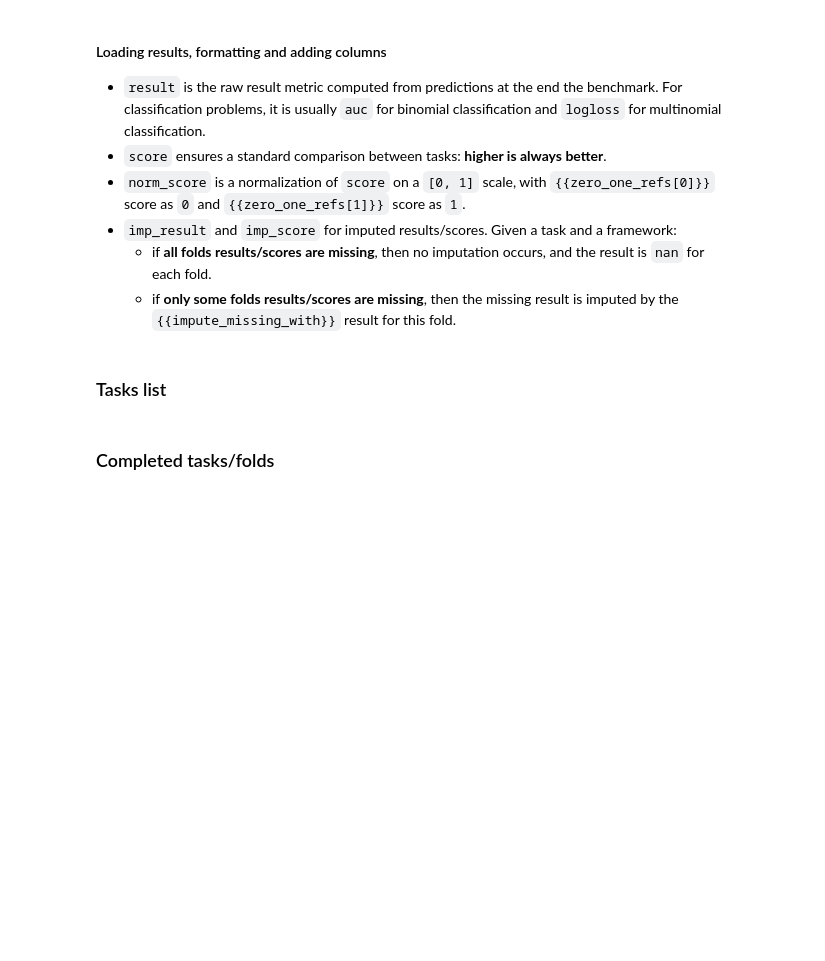
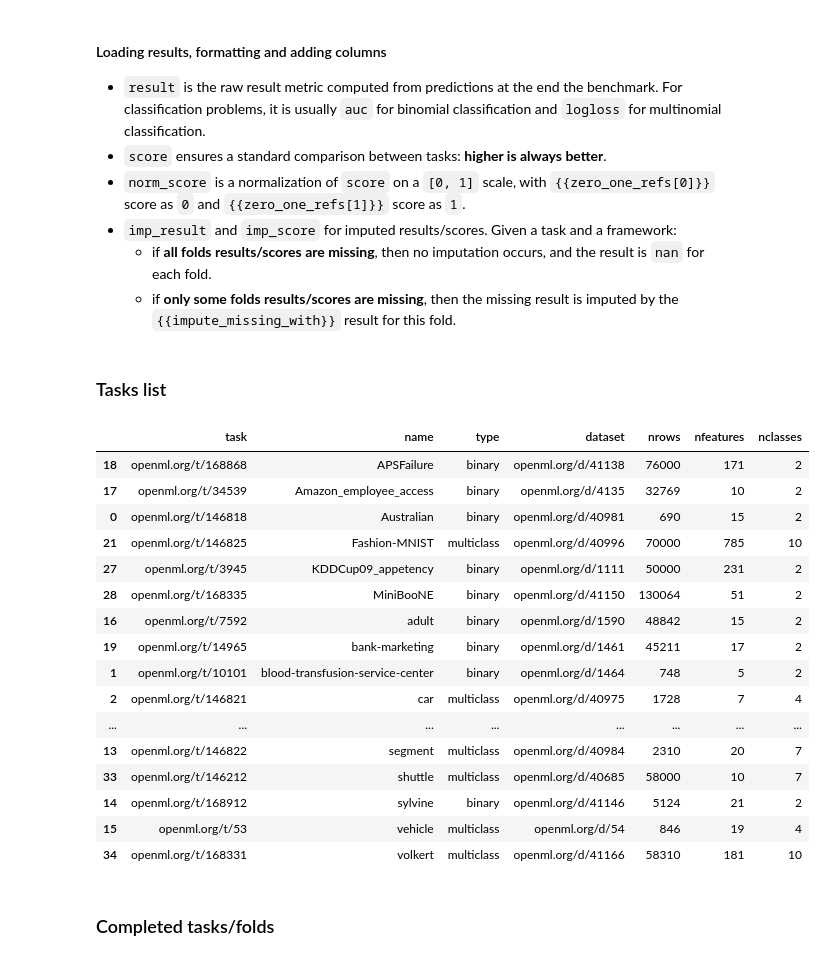
Before and after one commit to openml/automlbenchmark, a Jupyter notebook: reports/reports.ipynb, the cells around one changed output. Cells and saved outputs as stored; diff of their text form; code cells hidden in the pictures; blank space fills up the shorter version.

```diff
--- a/reports/reports.ipynb
+++ b/reports/reports.ipynb
@@ -198,11 +198,12 @@ def load_dataset_metadata(results):
     return metadata
 
 
-def save_metadata(metadata, filename='metadata.csv'):
+def render_metadata(metadata, filename='metadata.csv'):
     df = pd.DataFrame([m.__dict__ for m in metadata.values()],
                       columns=['task', 'name', 'type', 'dataset', 'nrows', 'nfeatures', 'nclasses'])
     df.sort_values(by='name', inplace=True)
     df.to_csv(filename, index=False)
+    return df
 # %%
 # results loading + processing functions
 
@@ -315,10 +336,31 @@ save_metadata(res.metadata, filename=create_file("datasets", results_group, "met
 # %% [markdown]
 ### Tasks list
 # %%
-tasks = (res.results.groupby(['task', 'type'])['id']
-                    .unique()
-                    .map(lambda id: id[0]))
-display(tasks)
+# tasks = (res.results.groupby(['task', 'type'])['id']
+#                     .unique()
+#                     .map(lambda id: id[0]))
+# display(tasks)
+
+render_metadata(res.metadata,
+                filename=create_file("datasets", results_group, "metadata.csv"))
+# %% [output]
+|  | task | name | type | dataset | nrows | nfeatures | nclasses |
+| 18 | openml.org/t/168868 | APSFailure | binary | openml.org/d/41138 | 76000 | 171 | 2 |
+| 17 | openml.org/t/34539 | Amazon_employee_access | binary | openml.org/d/4135 | 32769 | 10 | 2 |
+| 0 | openml.org/t/146818 | Australian | binary | openml.org/d/40981 | 690 | 15 | 2 |
+| 21 | openml.org/t/146825 | Fashion-MNIST | multiclass | openml.org/d/40996 | 70000 | 785 | 10 |
+| 27 | openml.org/t/3945 | KDDCup09_appetency | binary | openml.org/d/1111 | 50000 | 231 | 2 |
+| 28 | openml.org/t/168335 | MiniBooNE | binary | openml.org/d/41150 | 130064 | 51 | 2 |
+| 16 | openml.org/t/7592 | adult | binary | openml.org/d/1590 | 48842 | 15 | 2 |
+| 19 | openml.org/t/14965 | bank-marketing | binary | openml.org/d/1461 | 45211 | 17 | 2 |
+| 1 | openml.org/t/10101 | blood-transfusion-service-center | binary | openml.org/d/1464 | 748 | 5 | 2 |
+| 2 | openml.org/t/146821 | car | multiclass | openml.org/d/40975 | 1728 | 7 | 4 |
+| ... | ... | ... | ... | ... | ... | ... | ... |
+| 13 | openml.org/t/146822 | segment | multiclass | openml.org/d/40984 | 2310 | 20 | 7 |
+| 33 | openml.org/t/146212 | shuttle | multiclass | openml.org/d/40685 | 58000 | 10 | 7 |
+| 14 | openml.org/t/168912 | sylvine | binary | openml.org/d/41146 | 5124 | 21 | 2 |
+| 15 | openml.org/t/53 | vehicle | multiclass | openml.org/d/54 | 846 | 19 | 4 |
+| 34 | openml.org/t/168331 | volkert | multiclass | openml.org/d/41166 | 58310 | 181 | 10 |
 # %% [markdown]
 ### Completed tasks/folds
 # %%
```
Also changed, not shown: parts of 29 cells of this notebook, 13 other files.
